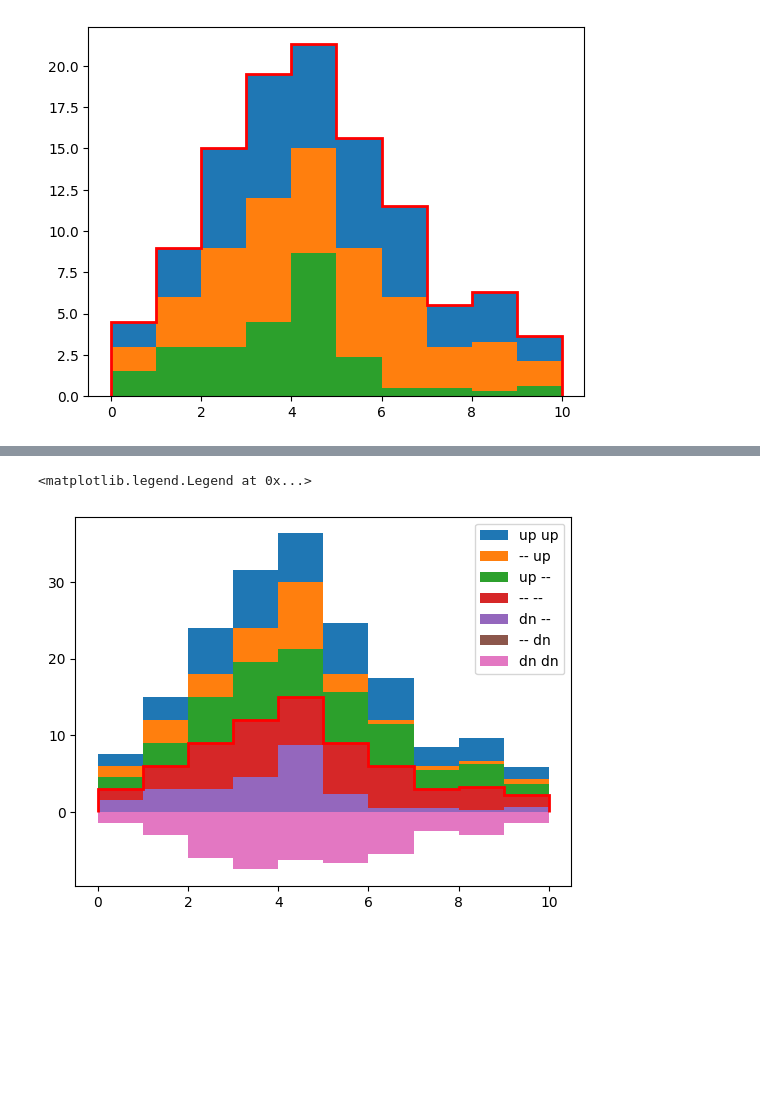
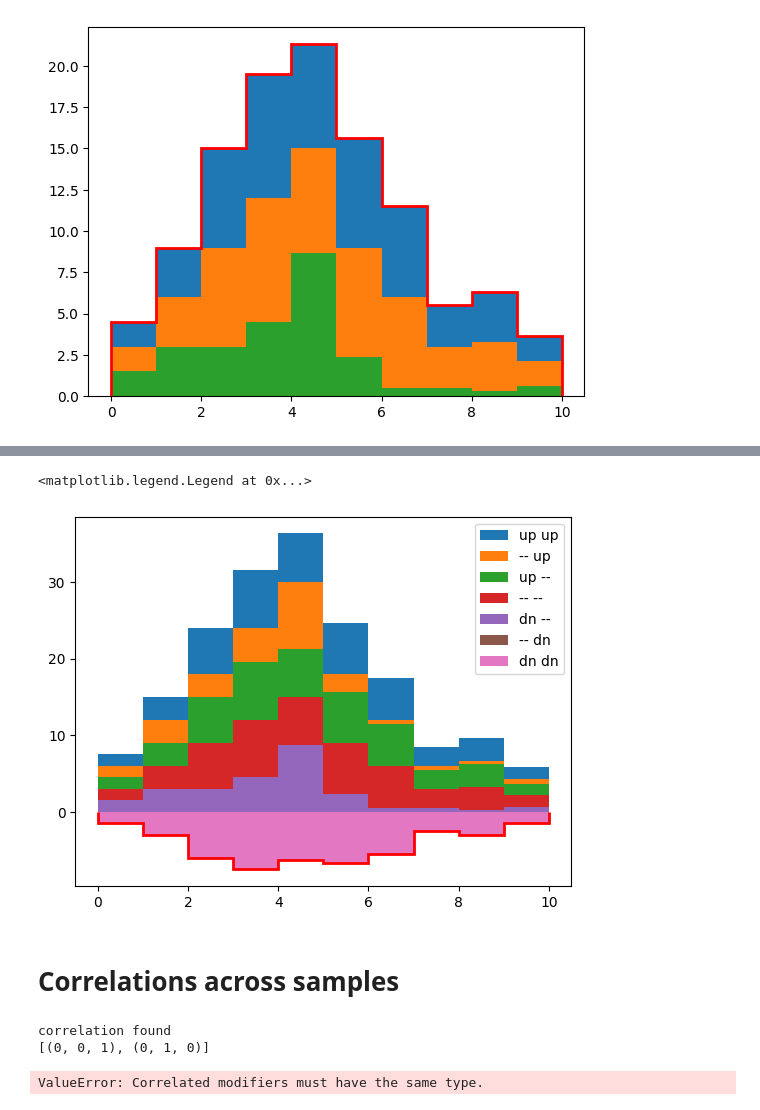
Before and after one commit to lorenzennio/pyhfcorr, a Jupyter notebook: test.ipynb, the cells around one changed output, grey strips where cells are left out. Cells and saved outputs as stored; diff of their text form; code cells hidden in the pictures; blank space fills up the shorter version.

Commit message:
WIP extension for cross sample correlations

```diff
--- a/test.ipynb
+++ b/test.ipynb
@@ -243,19 +292,21 @@ correlation found
 # %%
 plt.stairs(hist2+hist1+hist2, bins, fill = True, label = 'up up')
 plt.stairs(hist2+hist2, bins, fill = True, label = '-- up')
 plt.stairs(hist2+hist1, bins, fill = True, label = 'up --')
 plt.stairs(hist2, bins, fill=True, label = '-- --')
 plt.stairs(hist2-hist1, bins, fill=True, label = 'dn --')
 plt.stairs(hist2-hist2, bins, fill=True, label = '-- dn')
 plt.stairs(hist2-hist1-hist2, bins, fill=True, label = 'dn dn')
 
 initial_parameters = new_model.config.suggested_init()
-initial_parameters[0] = 0.
+initial_parameters[0] = 1.
 initial_parameters[1] = 0.
 
 plt.stairs(new_model.expected_data(initial_parameters, include_auxdata=False), bins, linewidth=2, color='r')
 
 plt.legend()
 # %% [output]
 <matplotlib.legend.Legend at 0x...>
-[figure, old version]
+[figure, new version]
+# %% [markdown]
+# Correlations across samples
@@ -261,0 +351,17 @@ plt.legend()
+# %%
+spec = {
+    "channels" : [{"name" : "singlechannel", "samples" : samples}],
+    "correlations": [
+        {
+            "name": "corr",
+            "vars": ["u1", "u2"],
+            "corr": [[1., 1.], [1., 1.]],
+        }
+    ]}
+new_spec = decorrelate(spec)
+new_model = pyhf.Model(new_spec)
+new_spec
+# %% [output]
+correlation found
+[(0, 0, 1), (0, 1, 0)]
+ValueError: Correlated modifiers must have the same type.
```
Also changed, not shown: parts of 5 cells of this notebook.
